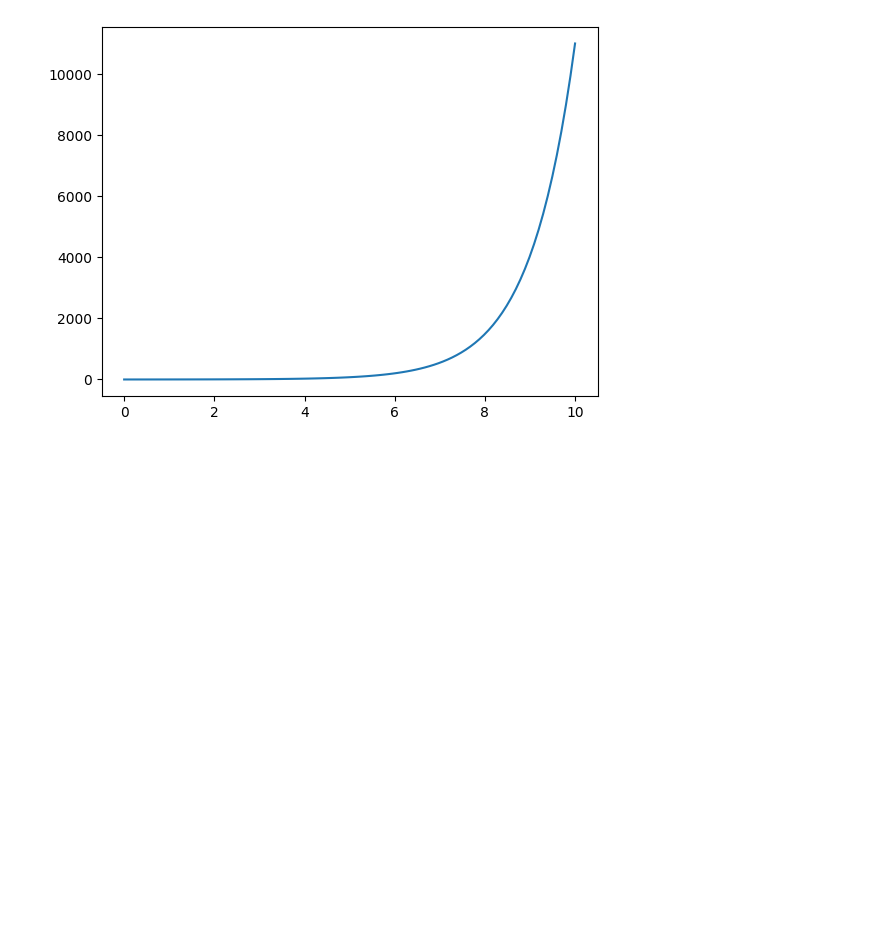
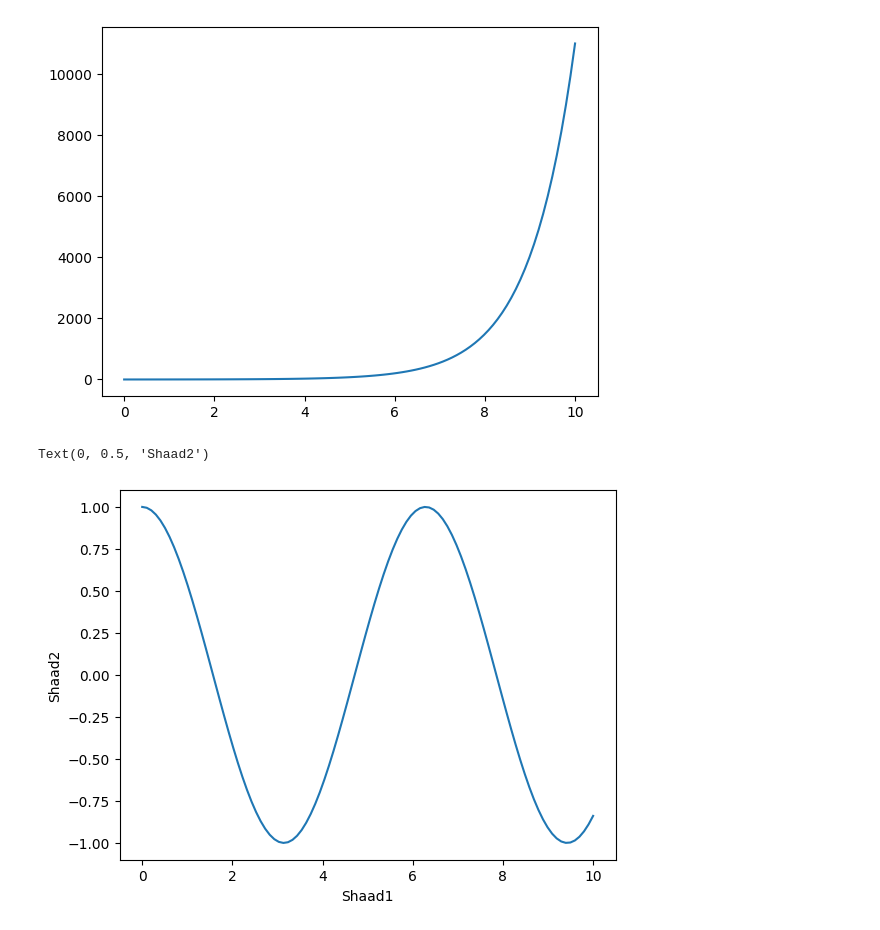
Before and after one commit to OmegaS48/MLDL_python, a Jupyter notebook: matplotlib.ipynb, the cells around one changed output. Cells and saved outputs as stored; diff of their text form; code cells hidden in the pictures; blank space fills up the shorter version.

```diff
--- a/matplotlib.ipynb
+++ b/matplotlib.ipynb
@@ -52,3 +52,10 @@ plt.plot(x,z1)
 plt.show()
 # %% [output]
 [figure]
+# %%
+plt.plot(x,z)
+plt.xlabel("Shaad1")
+plt.ylabel("Shaad2")
+# %% [output]
+Text(0, 0.5, 'Shaad2')
+[figure, added]
```
Also changed, not shown: parts of 8 cells of this notebook.
